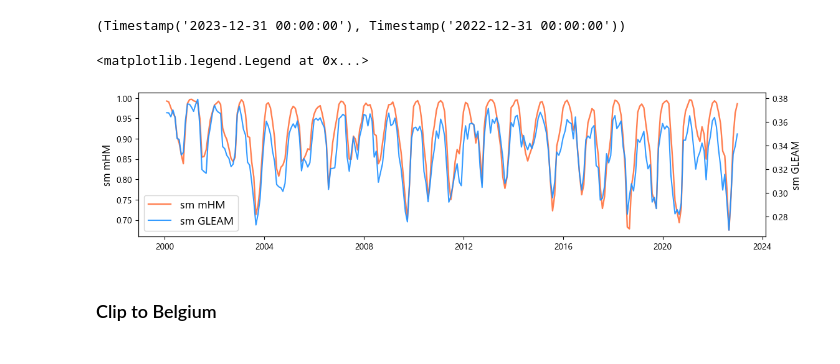
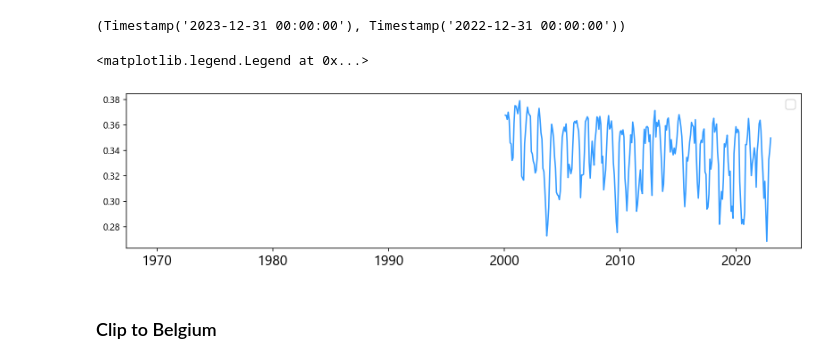
Before and after one commit to klekarkar/mHM_IO_dataprocessing, a Jupyter notebook: model_evaluation.ipynb, the cells around one changed output. Drawn from its saved outputs; the diff is of its cells as text; code cells hidden in the pictures.

```diff
--- a/model_evaluation.ipynb
+++ b/model_evaluation.ipynb
@@ -196,21 +196,22 @@ gleam_sm_ts.index.max(), mhm_sm_ts.index.max()
 # %% [output]
 (Timestamp('2023-12-31 00:00:00'), Timestamp('2022-12-31 00:00:00'))
 # %%
-fig, ax = plt.subplots(figsize=(13, 3.0))
-ax2=ax.twinx()
+fig, ax = plt.subplots(figsize=(13, 3.0), dpi=150)
+#ax2=ax.twinx()
 #mhm soil moisture
-ax.plot(mhm_sm_ts['SM_L02'][gleam_sm_ts.index.min():mhm_sm_ts.index.max()], c='coral', lw=1.7, label='sm mHM')
-ax2.plot(gleam_sm_ts[gleam_sm_ts.index.min():mhm_sm_ts.index.max()], c='dodgerblue', lw=1.5, label='sm GLEAM', alpha=0.9)
-ax.set_ylabel('sm mHM', fontsize=12)
-ax2.set_ylabel('sm GLEAM', fontsize=12)
+#ax.plot(mhm_sm_ts['SM_L02'][gleam_sm_ts.index.min():mhm_sm_ts.index.max()], c='coral', lw=1.7, label='sm mHM')
+ax.plot(gleam_sm_ts[gleam_sm_ts.index.min():mhm_sm_ts.index.max()], c='dodgerblue', lw=1.5, label='', alpha=0.9)
+#ax.set_ylabel('sm mHM', fontsize=12)
+#ax2.set_ylabel('sm GLEAM', fontsize=12)
 plt.xticks(fontsize=15)
+plt.axvline(pd.to_datetime('1970-01-01'), color='white', linestyle='--', lw=0.8)
 #collect legend handles and labels
 handles, labels = ax.get_legend_handles_labels()
 handles2, labels2 = ax2.get_legend_handles_labels()
 ax.legend(handles + handles2, labels + labels2, fontsize=13)
 # %% [output]
 <matplotlib.legend.Legend at 0x...>
-[figure, old version]
+[figure, new version]
 # %%
 #resample to month ends
 mhm_monthly_recharge = mhm_fluxes['recharge'].resample(time='ME').sum()
```
Also changed, not shown: parts of 2 cells of this notebook, 3 other files.
